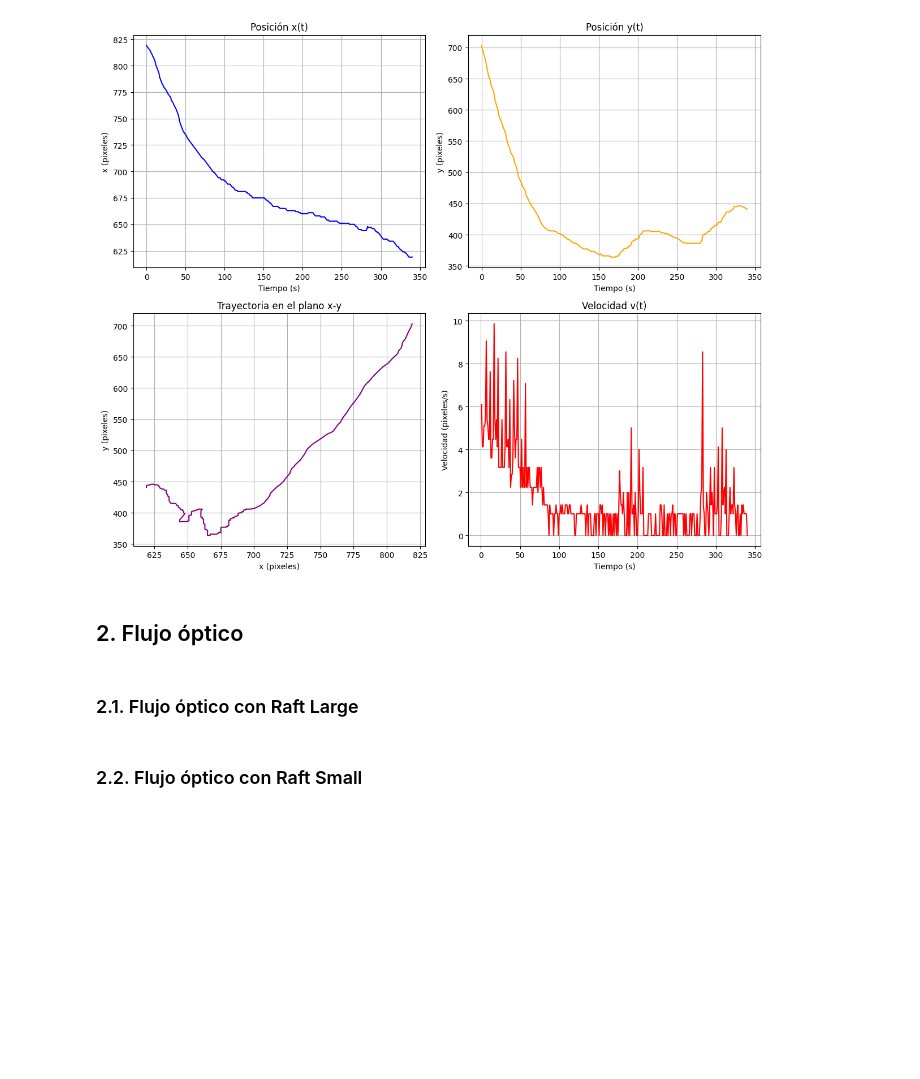
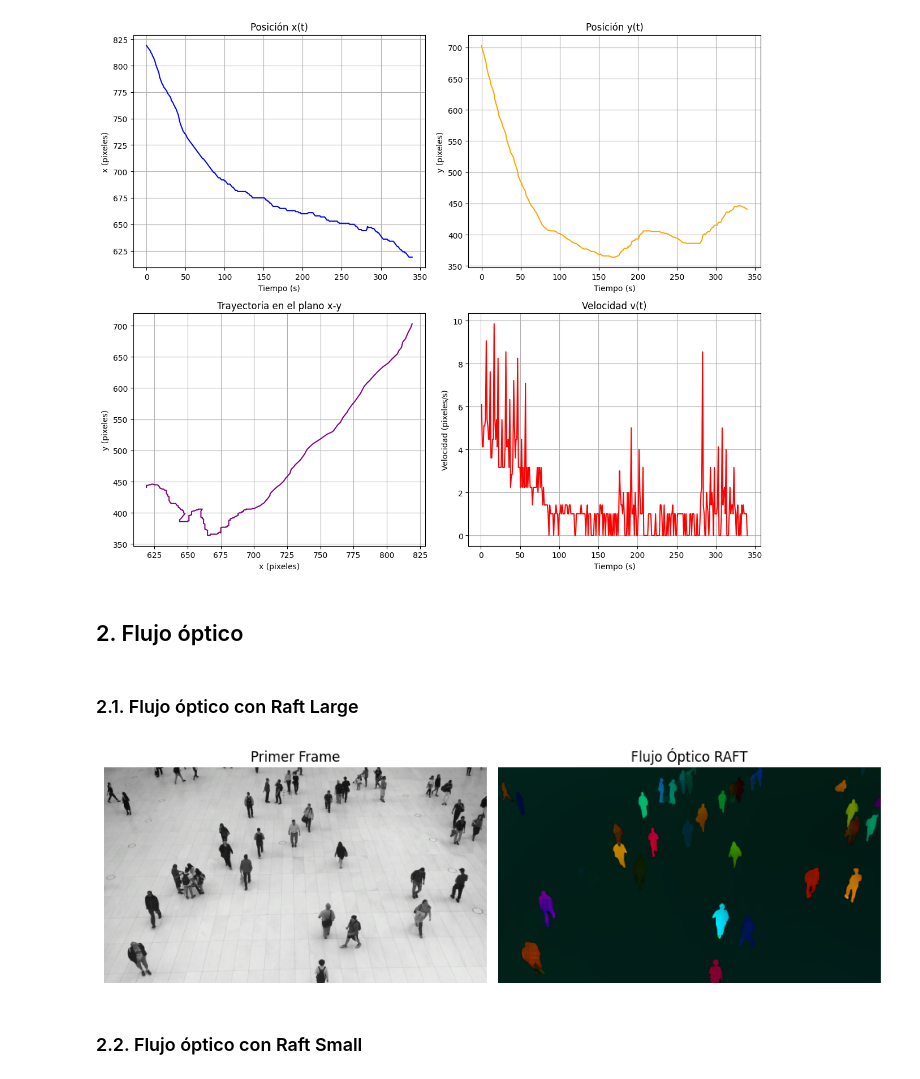
Before and after one commit to MediaMind-ULPGC/P07, a Jupyter notebook: deeplearning/raft_v6.ipynb, the cells around one changed output. Drawn from its saved outputs; the diff is of its cells as text; code cells hidden in the pictures; blank space fills up the shorter version.

Commit message:
flujo optico personas

```diff
--- a/deeplearning/raft_v6.ipynb
+++ b/deeplearning/raft_v6.ipynb
@@ -476,6 +476,68 @@ while True:
 video.release()
 video_out.release()
 cv.destroyAllWindows()
+# %%
+warnings.filterwarnings("ignore")
+
+device = torch.device("cuda" if torch.cuda.is_available() else "cpu")
+
+model = raft_large(pretrained=True, progress=False).to(device)
+model = model.eval()
+
+cap = cv.VideoCapture("../videos/people2.mp4")
+
+frame_indices = [50, 200]
+frames = []
+
+for i in range(max(frame_indices) + 1):
+    ret, frame = cap.read()
+    if i in frame_indices:
+        frames.append(frame)
+    if not ret:
+        print(f"No se pudo leer el frame {i}.")
+        cap.release()
+        exit()
+
+cap.release()
+
+# Convertir a tensores
+frame_0_tensor = F.to_tensor(frames[0]).unsqueeze(0).to(device)
+frame_1_tensor = F.to_tensor(frames[1]).unsqueeze(0).to(device)
+
+# Calcular el flujo óptico con RAFT
+with torch.no_grad():
+    list_of_flows = model(frame_0_tensor, frame_1_tensor)
+    predicted_flow = list_of_flows[-1]
+
+# Convertir el flujo a imagen
+flow_img = flow_to_image(predicted_flow)
+
+# Convertir el flujo a formato NumPy
+flow_img_np = (flow_img.squeeze(0).cpu().numpy().transpose(1, 2, 0) * 255).astype(np.uint8)
+
+# Convertir los frames originales a RGB para matplotlib
+frame_0_rgb = cv.cvtColor(frames[0], cv.COLOR_BGR2RGB)
+flow_img_rgb = cv.cvtColor(flow_img_np, cv.COLOR_BGR2RGB)
+
+# Graficar con matplotlib
+plt.figure(figsize=(10, 5))
+
+# Primer frame
+plt.subplot(1, 2, 1)
+plt.imshow(frame_0_rgb)
+plt.title("Primer Frame")
+plt.axis("off")
+
+# Resultado del flujo óptico RAFT
+plt.subplot(1, 2, 2)
+plt.imshow(flow_img_rgb)
+plt.title("Flujo Óptico RAFT")
+plt.axis("off")
+
+plt.tight_layout()
+plt.show()
+# %% [output]
+[figure, added]
 # %% [markdown]
 ### 2.2. Flujo óptico con Raft Small
 # %%
```
Also changed, not shown: parts of 1 cell of this notebook, 2 other files.
